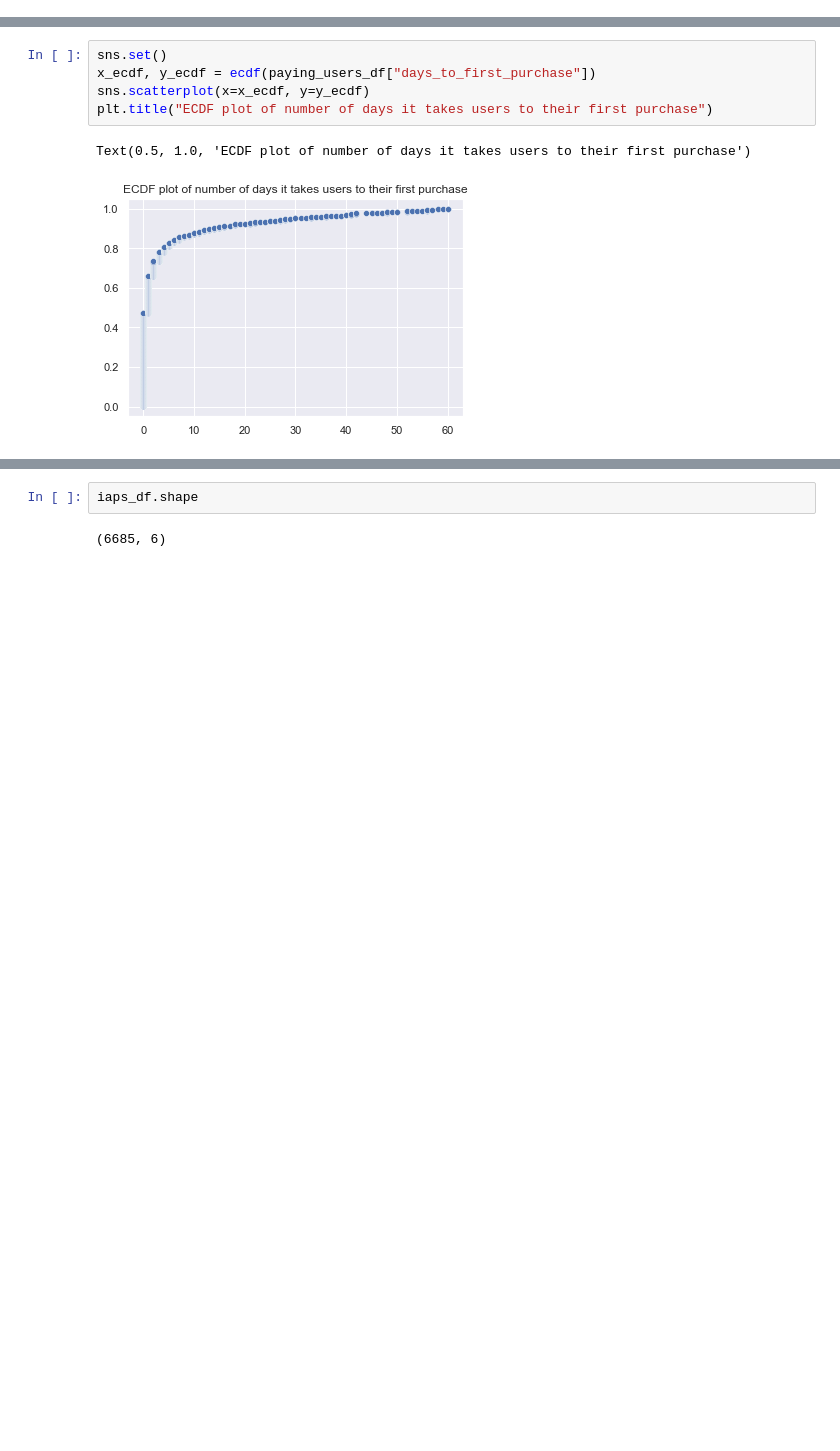
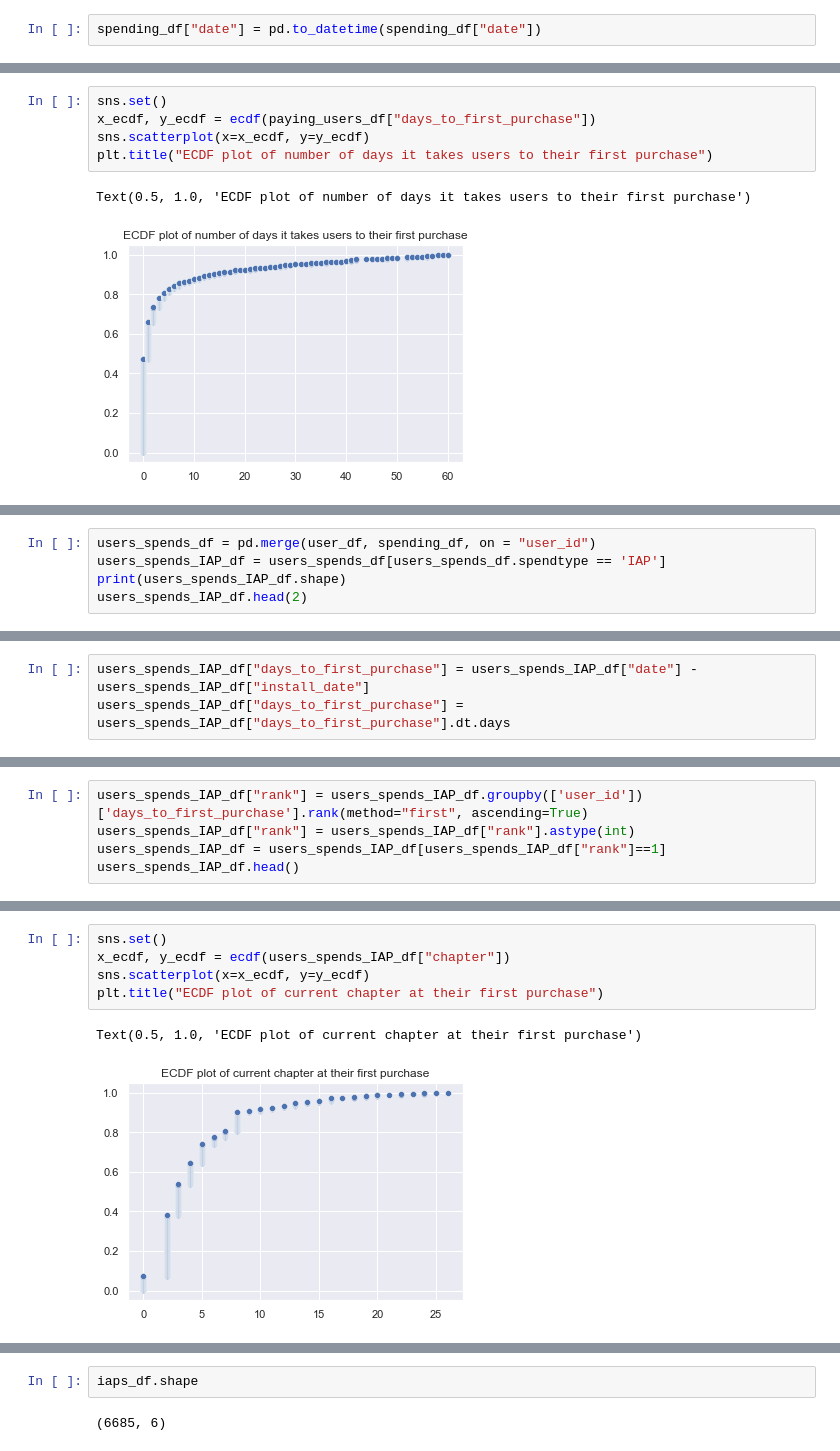
Before and after one commit to nghitrampham/data_assessments, a Jupyter notebook: pg_da_ds_homework/conversion_model.ipynb, the cells around one changed output, grey strips where cells are left out. Saved outputs shown, nothing was run; the diff lists cells and outputs as text; blank space fills up the shorter version.

```diff
--- a/pg_da_ds_homework/conversion_model.ipynb
+++ b/pg_da_ds_homework/conversion_model.ipynb
@@ -155,3 +175,5 @@ spending_df.head()
+# %%
+spending_df["date"] = pd.to_datetime(spending_df["date"])
 # %%
 spending_df[spending_df.user_id == 2062].sort_values(by="ts") ### this is for game adminitratiion's side
 # %% [output]
@@ -239,0 +278,5 @@ Text(0.5, 1.0, 'ECDF plot of number of days it takes users to their first purcha
+# %%
+users_spends_df = pd.merge(user_df, spending_df, on = "user_id")
+users_spends_IAP_df = users_spends_df[users_spends_df.spendtype == 'IAP']
+print(users_spends_IAP_df.shape)
+users_spends_IAP_df.head(2)
@@ -239,0 +288,3 @@ Text(0.5, 1.0, 'ECDF plot of number of days it takes users to their first purcha
+# %%
+users_spends_IAP_df["days_to_first_purchase"] = users_spends_IAP_df["date"] - users_spends_IAP_df["install_date"]
+users_spends_IAP_df["days_to_first_purchase"] = users_spends_IAP_df["days_to_first_purchase"].dt.days
@@ -239,0 +314,5 @@ Text(0.5, 1.0, 'ECDF plot of number of days it takes users to their first purcha
+# %%
+users_spends_IAP_df["rank"] = users_spends_IAP_df.groupby(['user_id'])['days_to_first_purchase'].rank(method="first", ascending=True)
+users_spends_IAP_df["rank"] = users_spends_IAP_df["rank"].astype(int)
+users_spends_IAP_df = users_spends_IAP_df[users_spends_IAP_df["rank"]==1]
+users_spends_IAP_df.head()
@@ -239,0 +326,8 @@ Text(0.5, 1.0, 'ECDF plot of number of days it takes users to their first purcha
+# %%
+sns.set()
+x_ecdf, y_ecdf = ecdf(users_spends_IAP_df["chapter"])
+sns.scatterplot(x=x_ecdf, y=y_ecdf)
+plt.title("ECDF plot of current chapter at their first purchase")
+# %% [output]
+Text(0.5, 1.0, 'ECDF plot of current chapter at their first purchase')
+[figure, added]
```
Also changed, not shown: parts of 47 cells of this notebook.
